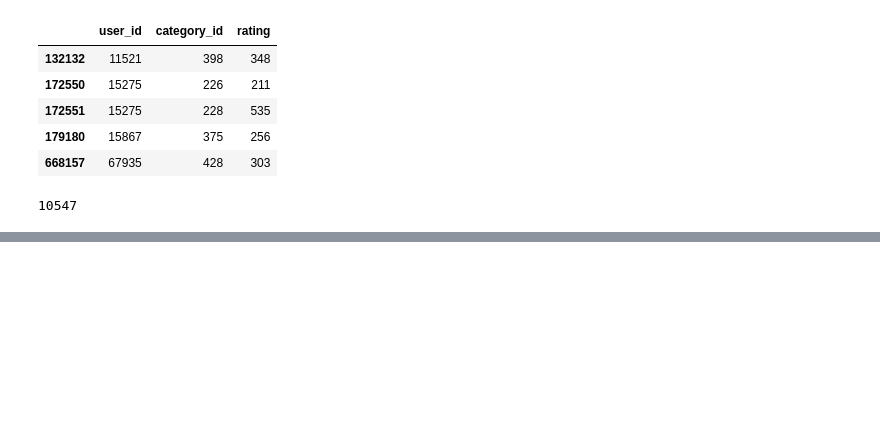
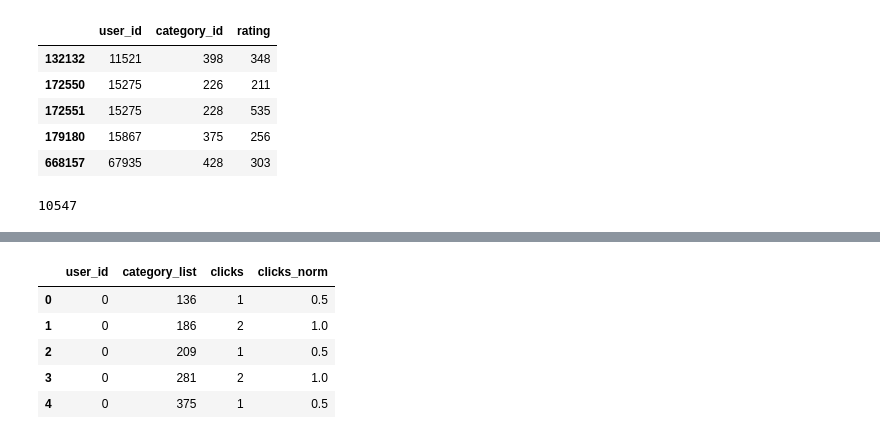
Before and after one commit to octave-ati/Designing-a-Recommendation-Model, a Jupyter notebook: P9_01_Notebook.ipynb, the cells around one changed output, grey strips where cells are left out. Saved outputs shown, nothing was run; the diff lists cells and outputs as text; code cells hidden in the pictures; blank space fills up the shorter version.

```diff
--- a/P9_01_Notebook.ipynb
+++ b/P9_01_Notebook.ipynb
@@ -187,0 +546,5 @@ len(engagement[engagement.rating > 10])
+# %%
+article_list = click_df.groupby('user_id').agg(
+    article_id_list = ('click_article_id', lambda x: list(x)),
+)
+article_list
@@ -187,0 +566,31 @@ len(engagement[engagement.rating > 10])
+# %%
+from tqdm.autonotebook import tqdm
+
+tqdm.pandas()
+
+def find_categories(article_id_list: list):
+    categories = []
+    for article in article_id_list:
+        categories.append(meta[meta.article_id==article].category_id.values[0])
+    return categories
+
+article_list['category_list'] = article_list['article_id_list'].progress_apply(find_categories)
+# %%
+category_list = article_list[['category_list']]
+
+categories = category_list.explode('category_list').reset_index()
+
+categories = pd.DataFrame(categories.groupby(['user_id','category_list']).size()).reset_index()
+
+categories.rename(columns={0: 'clicks'}, inplace=True)
+
+categories['clicks_norm'] = categories['clicks'] / categories.groupby('user_id')['clicks'].transform('max')
+
+categories.head()
+# %% [output]
+|  | user_id | category_list | clicks | clicks_norm |
+| 0 | 0 | 136 | 1 | 0.5 |
+| 1 | 0 | 186 | 2 | 1.0 |
+| 2 | 0 | 209 | 1 | 0.5 |
+| 3 | 0 | 281 | 2 | 1.0 |
+| 4 | 0 | 375 | 1 | 0.5 |
```
Also changed, not shown: parts of 27 cells of this notebook.
